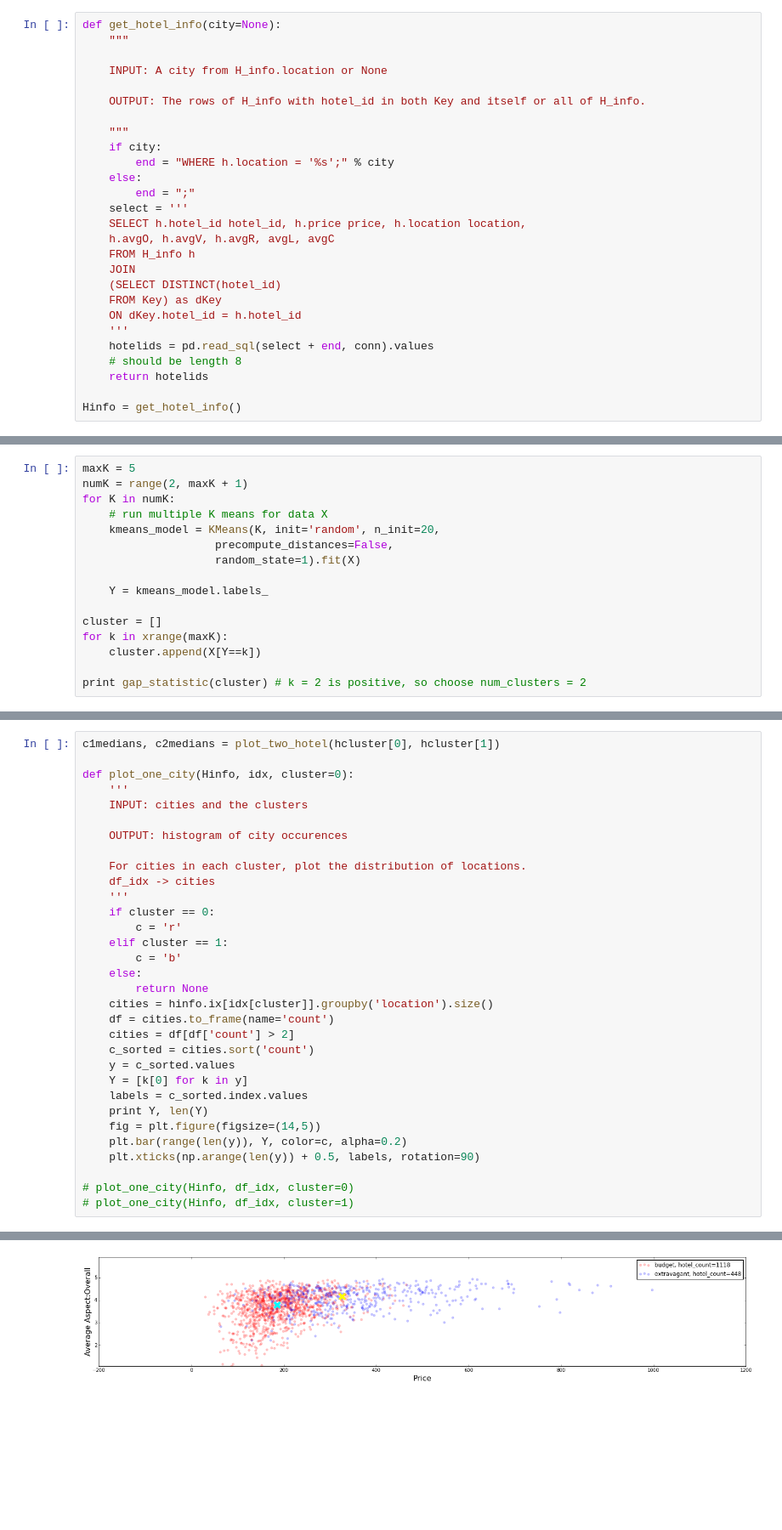
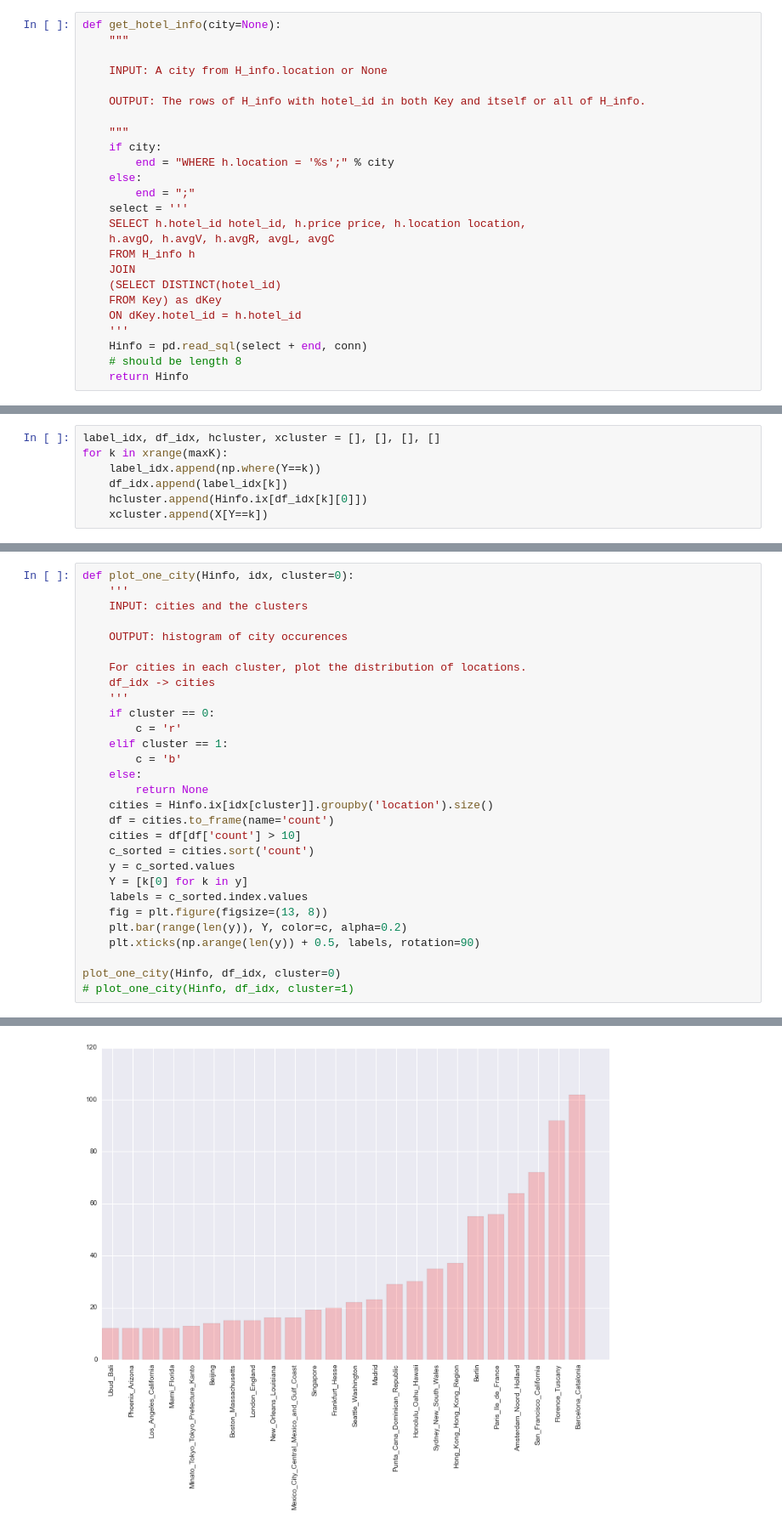
Before and after one commit to rkw0k/Hotel-Reviews, a Jupyter notebook: project.ipynb, the cells around one changed output, grey strips where cells are left out. Shown at 85% size. Saved outputs shown, nothing was run; the diff lists cells and outputs as text; blank space fills up the shorter version.

Commit message:
kmeans pep8

```diff
--- a/project.ipynb
+++ b/project.ipynb
@@ -44,9 +43,7 @@ def get_hotel_info(city=None):
     FROM Key) as dKey
     ON dKey.hotel_id = h.hotel_id
     '''
-    hotelids = pd.read_sql(select + end, conn).values
+    Hinfo = pd.read_sql(select + end, conn)
     # should be length 8
-    return hotelids
-
-Hinfo = get_hotel_info()
+    return Hinfo
 # %%
@@ -182,0 +177,7 @@ print np.shape(xcluster)
+# %%
+label_idx, df_idx, hcluster, xcluster = [], [], [], []
+for k in xrange(maxK):
+    label_idx.append(np.where(Y==k))
+    df_idx.append(label_idx[k])
+    hcluster.append(Hinfo.ix[df_idx[k][0]])
+    xcluster.append(X[Y==k])
@@ -248,19 +270,3 @@ def gap_statistic(cluster):
     for k, v in enumerate(find_positive):
         d[k + 2] = v
     return d
-# %%
-maxK = 5
-numK = range(2, maxK + 1)
-for K in numK:
-    # run multiple K means for data X
-    kmeans_model = KMeans(K, init='random', n_init=20,
-                    precompute_distances=False,
-                    random_state=1).fit(X)
-
-    Y = kmeans_model.labels_
-
-cluster = []
-for k in xrange(maxK):
-    cluster.append(X[Y==k])
-
-print gap_statistic(cluster) # k = 2 is positive, so choose num_clusters = 2
@@ -270,6 +285,4 @@ print gap_statistic(cluster) # k = 2 is positive, so choose num_clusters = 2
 # %%
-c1medians, c2medians = plot_two_hotel(hcluster[0], hcluster[1])
-
 def plot_one_city(Hinfo, idx, cluster=0):
     '''
     INPUT: cities and the clusters
@@ -285,18 +298,17 @@ def plot_one_city(Hinfo, idx, cluster=0):
         c = 'b'
     else:
         return None
-    cities = hinfo.ix[idx[cluster]].groupby('location').size()
+    cities = Hinfo.ix[idx[cluster]].groupby('location').size()
     df = cities.to_frame(name='count')
-    cities = df[df['count'] > 2]
+    cities = df[df['count'] > 10]
     c_sorted = cities.sort('count')
     y = c_sorted.values
     Y = [k[0] for k in y]
     labels = c_sorted.index.values
-    print Y, len(Y)
-    fig = plt.figure(figsize=(14,5))
+    fig = plt.figure(figsize=(13, 8))
     plt.bar(range(len(y)), Y, color=c, alpha=0.2)
     plt.xticks(np.arange(len(y)) + 0.5, labels, rotation=90)
 
-# plot_one_city(Hinfo, df_idx, cluster=0)
+plot_one_city(Hinfo, df_idx, cluster=0)
 # plot_one_city(Hinfo, df_idx, cluster=1)
 # %% [output]
@@ -309 +315 @@ Median cleanliness rating difference: 0.3436
-[figure, old version]
+[figure, new version]
```
Also changed, not shown: parts of 19 cells of this notebook, 4 other files.
